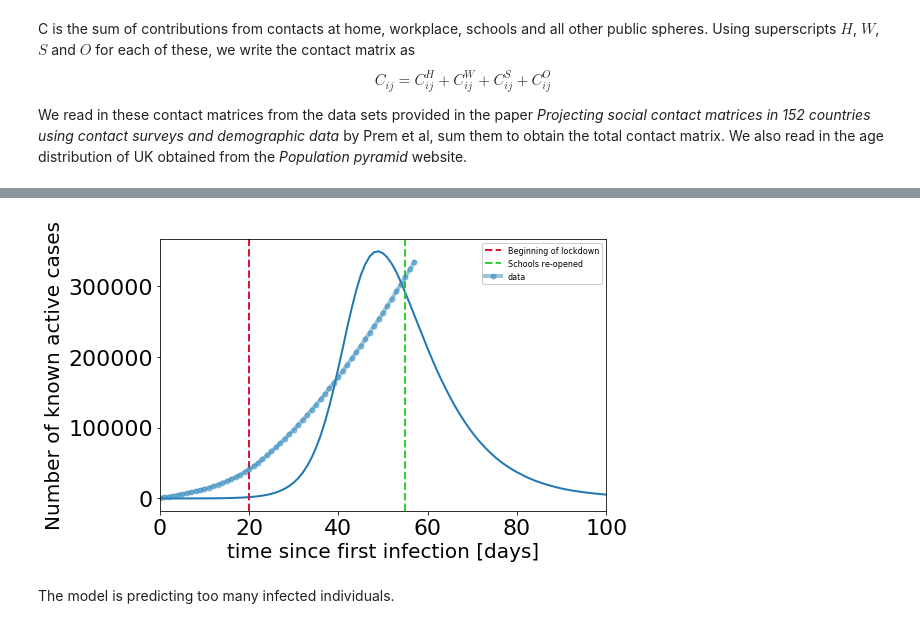
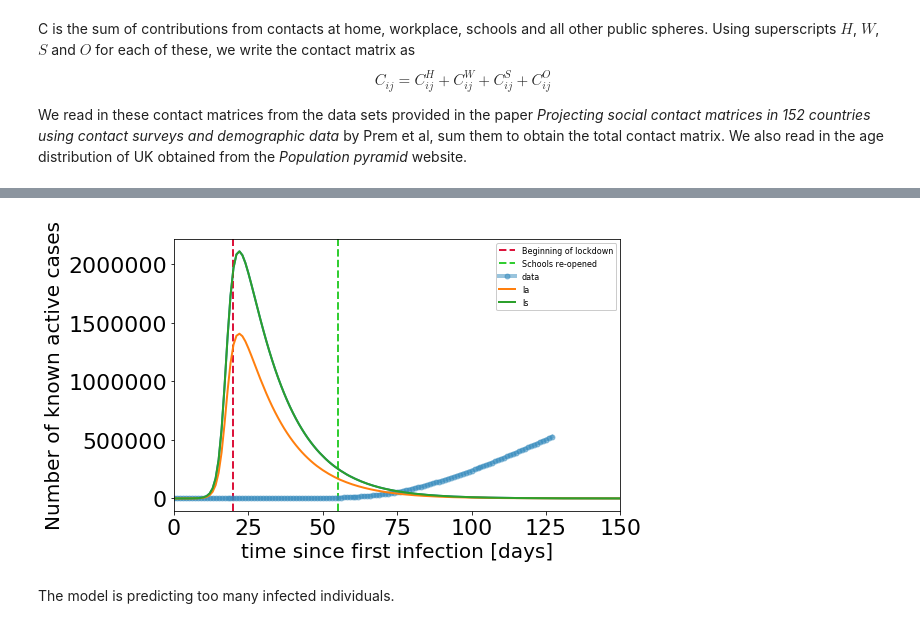
Before and after one commit to ineskris/pyross, a Jupyter notebook: examples/inference/SIRinference_Denmark.ipynb, the cells around one changed output, grey strips where cells are left out. Cells and saved outputs as stored; diff of their text form; code cells hidden in the pictures.

```diff
--- a/examples/inference/SIRinference_Denmark.ipynb
+++ b/examples/inference/SIRinference_Denmark.ipynb
@@ -138,8 +242,14 @@ Ismod.shape
 # %%
+## contact matrix
 C1 = np.array(np.zeros([M, M]))
 C1[0,0] = int(sum(C[0:5,0:5]).sum())
-C1[0,1] = int(sum(C[0:5,11:16]).sum())
-C1[1,0] = int(sum(C[11:16,0:5]).sum())
-C1[1,1] = int(sum(C[11:16,11:16]).sum())
+C1[0,1] = int(sum(C[0:5,4:10]).sum())
+C1[0,2] = int(sum(C[0:5,11:16]).sum())
+C1[1,0] = int(sum(C[4:10,0:5]).sum())
+C1[1,1] = int(sum(C[4:10,4:10]).sum())
+C1[1,2] = int(sum(C[4:10,11:16]).sum())
+C1[2,0] = int(sum(C[11:16,0:5]).sum())
+C1[2,1] = int(sum(C[11:16,4:10]).sum())
+C1[2,2] = int(sum(C[11:16,11:16]).sum())
 # %%
 C = C1
@@ -146,7 +261,8 @@ C = C1
 # %%
 Nimod = np.array(np.zeros([M]))
 Nimod[0] = sum(Ni[0:5])
-Nimod[1] =sum(Ni[11:16])
+Nimod[1] = sum(Ni[4:10])
+Nimod[2] = sum(Ni[11:16])
 # %%
 Ni = Nimod
 # %%
@@ -164,18 +275,17 @@ array([[44.,  2.],
 We generate a test trajectory on a population with two ages groups.
 # %%
-beta  = 0.015           # infection rate
+beta  = 0.01     # infection rate
 
-gE    = 1/5.
-gA    = 1/4.
-gIa   = 1./7.                # recovery rate of asymptomatic infectives
-gIs   = 1./20.                # recovery rate of symptomatic infectives
-alpha = 0.5               # fraction of asymptomatic infectives
-fsa   = 0.2
+
+gIa   = 1./14.                # recovery rate of asymptomatic infectives
+gIs   = 1./7.                # recovery rate of symptomatic infectives
+alpha = 0.4          # fraction of asymptomatic infectives
+fsa   = 1
 
 
 # initial conditions
-Is0 = Ismod[1,]
-Ia0 = Ismod[1,]
+Is0 = np.array([2, 2, 2])
+Ia0 = np.array([2, 2, 2])
 R0  = np.zeros((M))
 S0  = Ni - (Ia0 + Is0 + R0)
 # %%
@@ -210,5 +329,5 @@ R0 : [0. 0.]
 # %%
-Tf = 100
+Tf = 150
 Nf = Tf+1
 
 parameters = {'alpha':alpha, 'beta':beta, 'gIa':gIa, 'gIs':gIs,'fsa':fsa}
@@ -242,28 +361,31 @@ plt.autoscale(enable=True, axis='x', tight=True)
 # %%
 y_plot = np.sum(data_array[:, 2*M:3*M], axis=1)
 
 
 lw=2
 fig,ax = plt.subplots(1,1,figsize=(8,5))
 ax.plot(t,y_plot,lw=lw,)
 ax.axvline(20,
            color='crimson',lw=lw,
           label='Beginning of lockdown',ls='--')
 ax.axvline(55,
 color='limegreen',lw=lw,
           label='Schools re-opened',ls='--')
 
 ax.plot(np.cumsum(np.array(case)), 'o-', lw=4, color='#348ABD', ms=5, label='data', alpha=0.5)
 
 
+plt.plot(t, np.sum(data_array[:, M:2*M], axis=1), '-', label='Ia', lw=2)
+plt.plot(t, np.sum(data_array[:, 2*M:3*M], axis=1), '-', label='Is', lw=2)
+
 ax.set_xlim(0,Tf)
 fs=20
 ax.legend(loc='best',fontsize=8,framealpha=1)
 ax.set_xlabel('time since first infection [days]',fontsize=fs)
 ax.set_ylabel('Number of known active cases',fontsize=fs)
 plt.show(fig)
 # %% [output]
-[figure, old version]
+[figure, new version]
 # %% [markdown]
 The model is predicting too many infected individuals.
 # %%
```
Also changed, not shown: parts of 72 cells of this notebook, 1 other file.
